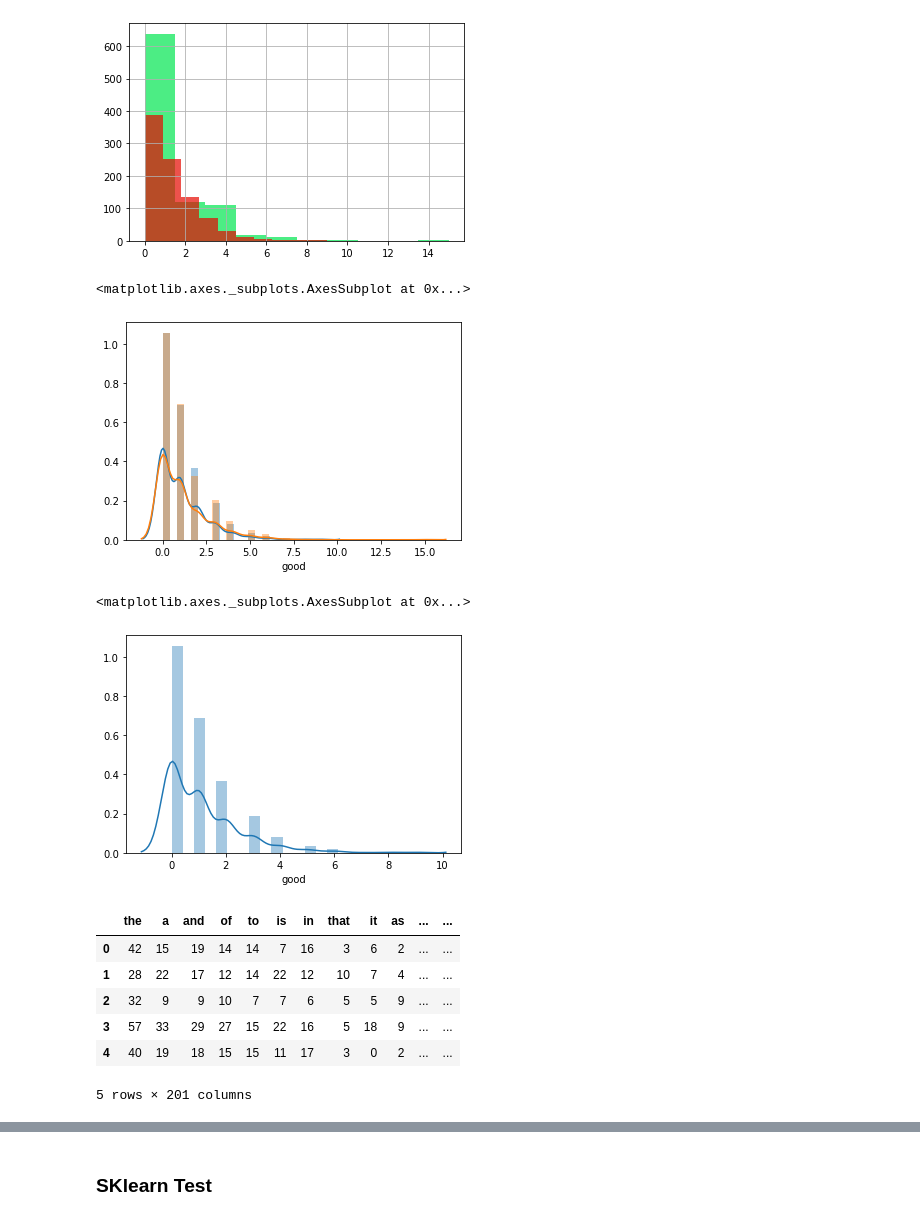
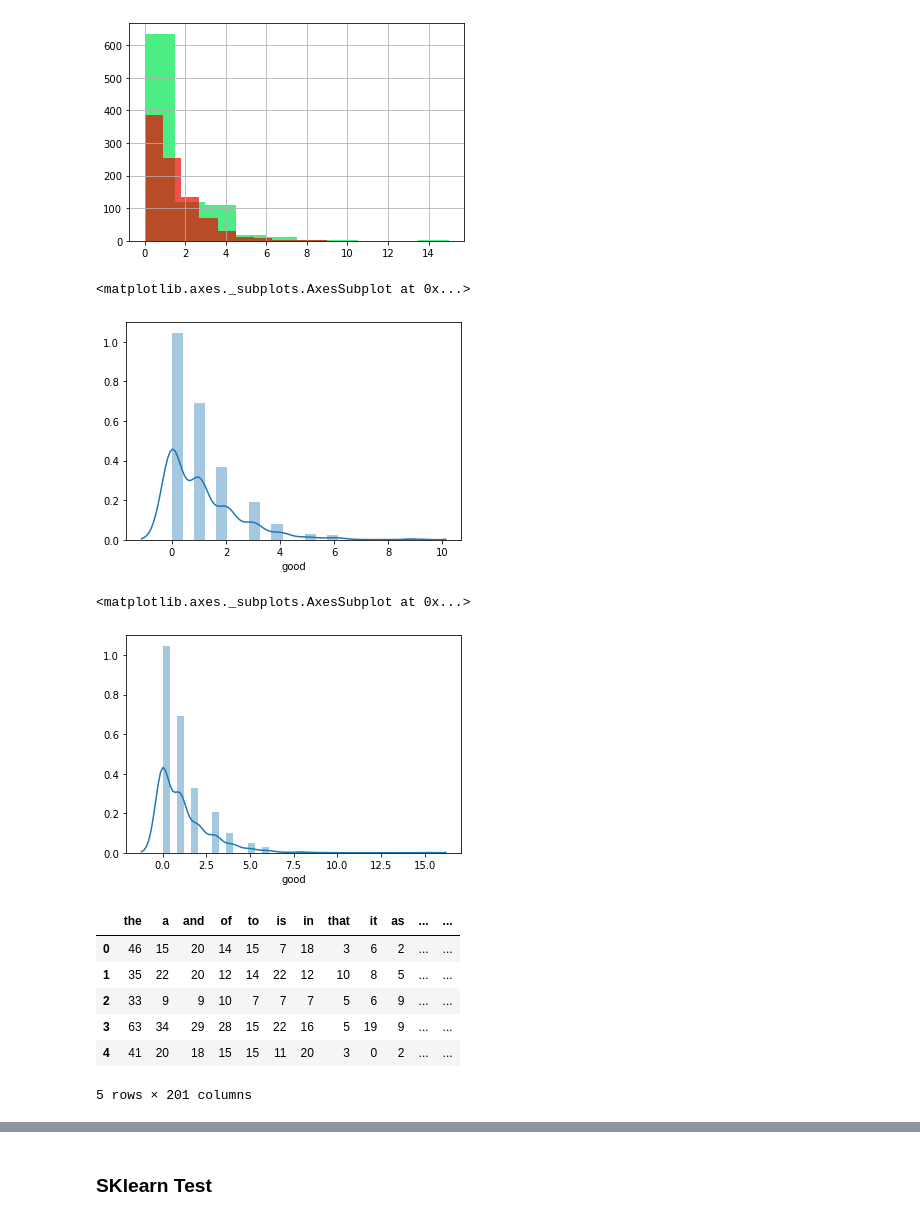
Before and after one commit to duranbe/clustering, a Jupyter notebook: TextClassification.ipynb, the cells around one changed output, grey strips where cells are left out. Cells and saved outputs as stored; diff of their text form; code cells hidden in the pictures.

```diff
--- a/TextClassification.ipynb
+++ b/TextClassification.ipynb
@@ -8,8 +8,9 @@ from sklearn.model_selection import train_test_split
 from sklearn.naive_bayes import GaussianNB,MultinomialNB
 # %%
 import glob #list .txt file
-pos_list=glob.glob("data\\movie-reviews-en\\train\\pos\\*.txt")
-neg_list=glob.glob("data\\movie-reviews-en\\train\\neg\\*.txt")
+
+pos_list=glob.glob("./data/movie-reviews-en/train/pos/*.txt")
+neg_list=glob.glob("./data/movie-reviews-en/train/neg/*.txt")
 # %%
 full_text = ''
 
@@ -52,12 +53,14 @@ data_pos = np.zeros((n,n_word))
 for file,i in zip(pos_list,range(n)):
     f = open(file, "r")
     text = f.read()
+    text=text.translate(str.maketrans('','', string.punctuation)).replace('\n','')
 
     for j in range(0,n_word):
 
         if most_common[j][0] in text:
 
 
+
             data_pos[i][j]=text.split(' ').count(most_common[j][0])
 
         else:
@@ -79,10 +82,12 @@ data_neg = np.zeros((n,n_word))
 for file,i in zip(neg_list,range(n)):
     f = open(file, "r")
     text = f.read()
+    text=text.translate(str.maketrans('','', string.punctuation)).replace('\n','')
 
     for j in range(0,n_word):
 
         if most_common[j][0] in text:
+
             data_neg[i][j]=text.split(' ').count(most_common[j][0])
         else:
             data_neg[i][j] =0
@@ -114,20 +115,20 @@ df['good'][df['class']==0].hist(alpha=0.7,color='#e60800')
 sns.distplot(df['good'][df['class']==0])
 # %% [output]
 <matplotlib.axes._subplots.AxesSubplot at 0x...>
-[figure, old version]
+[figure, new version]
 # %%
-sns.distplot(df['good'][df['class']==0])
+sns.distplot(df['good'][df['class']==1])
 # %% [output]
 <matplotlib.axes._subplots.AxesSubplot at 0x...>
-[figure, old version]
+[figure, new version]
 # %%
 df.head()
 # %% [output]
 |  | the | a | and | of | to | is | in | that | it | as | ... | ... |
-| 0 | 42 | 15 | 19 | 14 | 14 | 7 | 16 | 3 | 6 | 2 | ... | ... |
-| 1 | 28 | 22 | 17 | 12 | 14 | 22 | 12 | 10 | 7 | 4 | ... | ... |
-| 2 | 32 | 9 | 9 | 10 | 7 | 7 | 6 | 5 | 5 | 9 | ... | ... |
-| 3 | 57 | 33 | 29 | 27 | 15 | 22 | 16 | 5 | 18 | 9 | ... | ... |
-| 4 | 40 | 19 | 18 | 15 | 15 | 11 | 17 | 3 | 0 | 2 | ... | ... |
+| 0 | 46 | 15 | 20 | 14 | 15 | 7 | 18 | 3 | 6 | 2 | ... | ... |
+| 1 | 35 | 22 | 20 | 12 | 14 | 22 | 12 | 10 | 8 | 5 | ... | ... |
+| 2 | 33 | 9 | 9 | 10 | 7 | 7 | 7 | 5 | 6 | 9 | ... | ... |
+| 3 | 63 | 34 | 29 | 28 | 15 | 22 | 16 | 5 | 19 | 9 | ... | ... |
+| 4 | 41 | 20 | 18 | 15 | 15 | 11 | 20 | 3 | 0 | 2 | ... | ... |
 5 rows × 201 columns
 # %%
```
Also changed, not shown: parts of 12 cells of this notebook.
